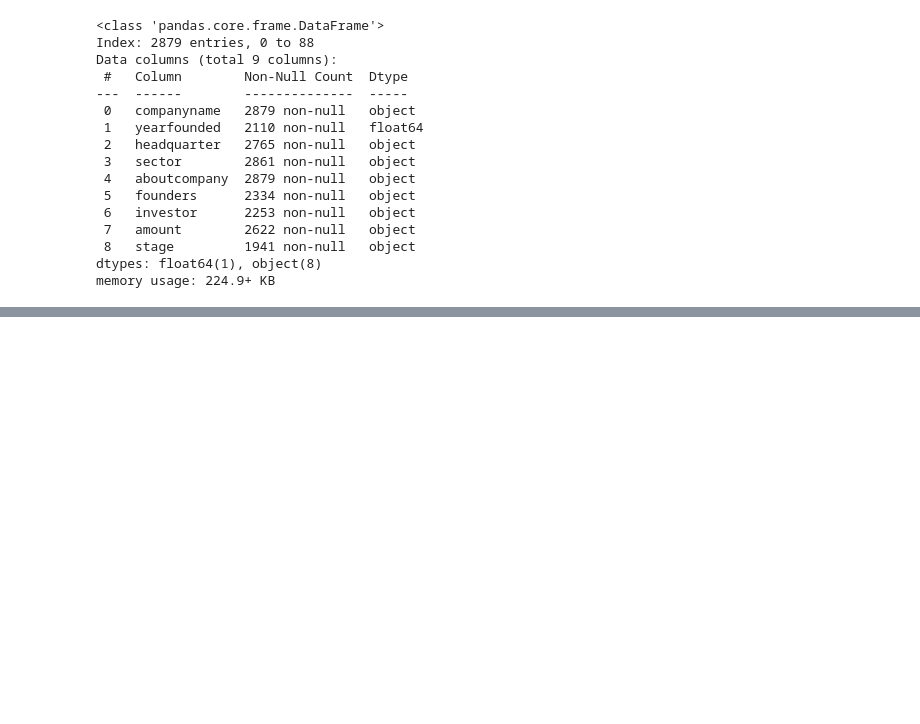
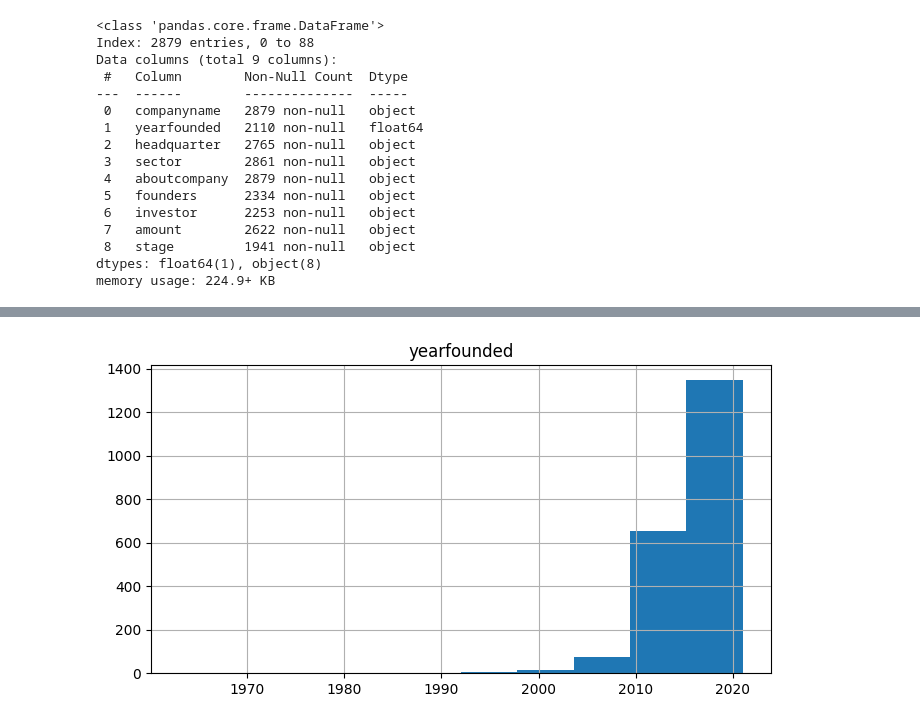
Before and after one commit to iakwatia/Data-Analysis-Project, a Jupyter notebook: Indian_startup.ipynb, the cells around one changed output, grey strips where cells are left out. Cells and saved outputs as stored; diff of their text form; code cells hidden in the pictures; blank space fills up the shorter version.

```diff
--- a/Indian_startup.ipynb
+++ b/Indian_startup.ipynb
@@ -368,3 +368,10 @@ df['amount'] = df['amount'].astype(str)
 # %%
 # removing dollar sign
 df['amount'] = df['amount'].str.replace('$', '')
+# %%
+# removing comma
+df['amount']=df['amount'].str.replace(',', '')
+# %%
+df['amount']=df['amount'].str.replace('Undisclosed', '0')
+# %%
+df['amount']=df['amount'].str.replace('', '0')
@@ -370,0 +397,5 @@ df['amount'] = df['amount'].str.replace('$', '')
+# %%
+df.hist(figsize=(8,4))
+plt.show()
+# %% [output]
+[figure, added]
```
Also changed, not shown: parts of 2 cells of this notebook.
